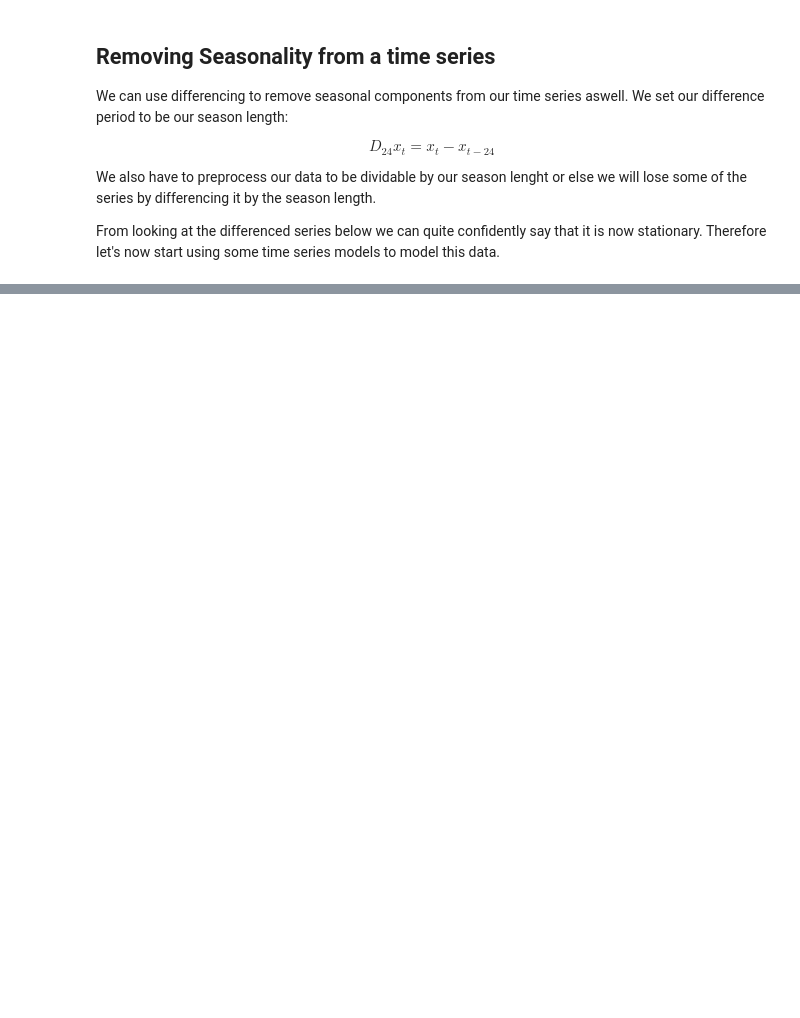
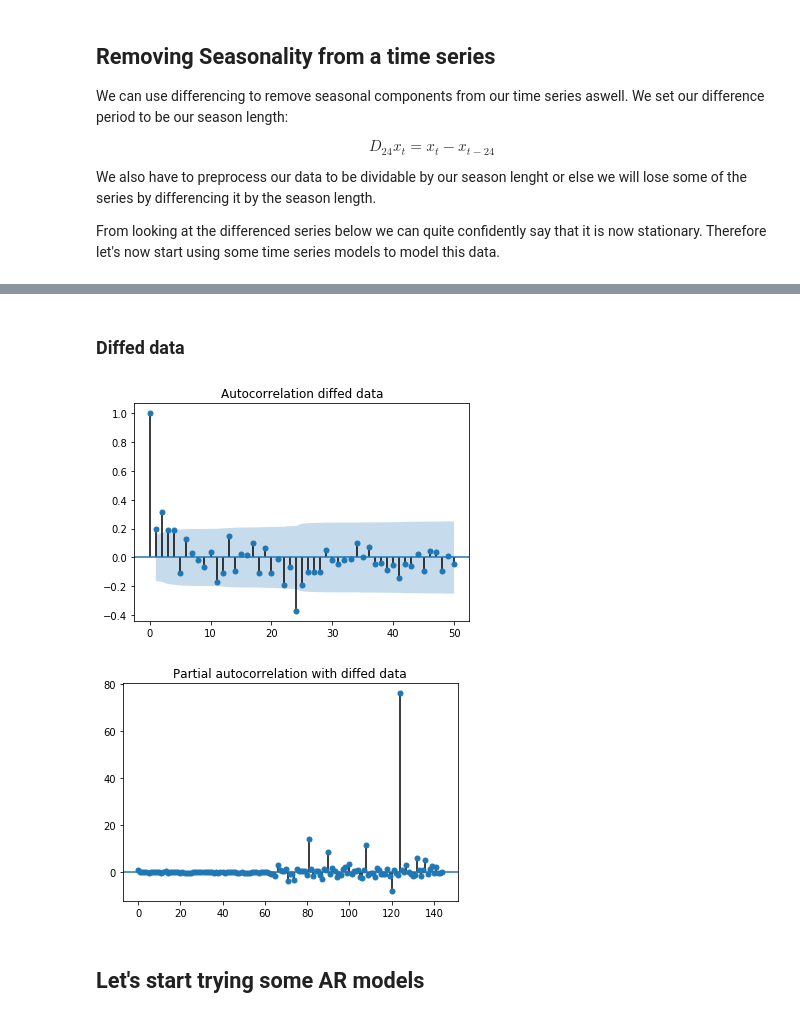
Before and after one commit to JoonasMaanonen/weatherStation, a Jupyter notebook: analysis.ipynb, the cells around one changed output, grey strips where cells are left out. Drawn from its saved outputs; the diff is of its cells as text; code cells hidden in the pictures; blank space fills up the shorter version.

```diff
--- a/analysis.ipynb
+++ b/analysis.ipynb
@@ -154,0 +198,16 @@ Good tools for determining, which time series might fit the data well are the au
+# %% [markdown]
+### Diffed data
+# %%
+final_df = pd.DataFrame(datetime)
+final_df["Temperature(C)"] = final_temp
+final_df['datetime'] = datetime
+final_df = final_df.set_index('datetime')
+final_df.drop(['Date'], axis=1, inplace=True)
+
+_ = plot_acf(final_df, title="Autocorrelation diffed data", lags=50) # Return value to remove duplicate plot
+_ = plot_pacf(final_df, title="Partial autocorrelation with diffed data") # Return value to remove duplicate plot
+# %% [output]
+[figure, added]
+[figure, added]
+# %% [markdown]
+## Let's start trying some AR models
```
Also changed, not shown: parts of 10 cells of this notebook.
